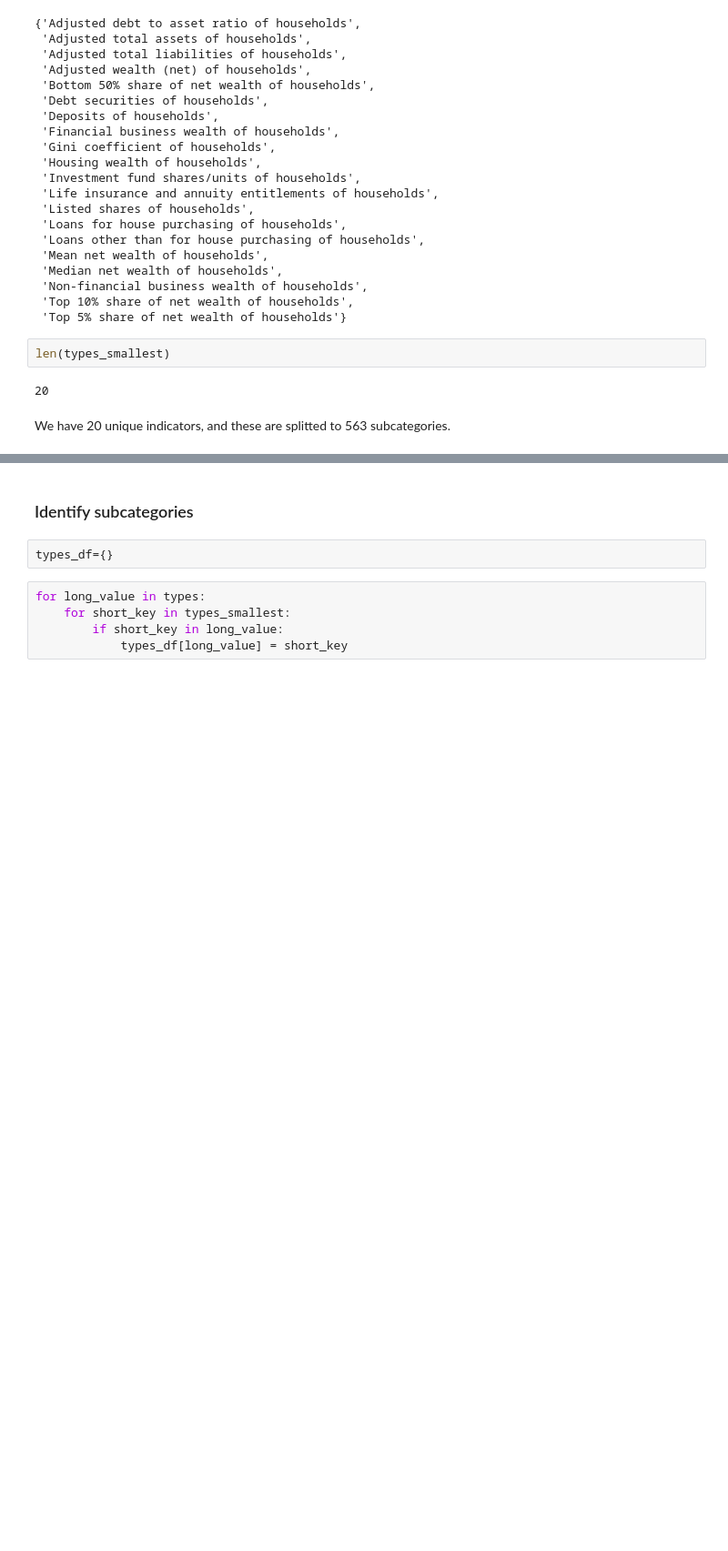
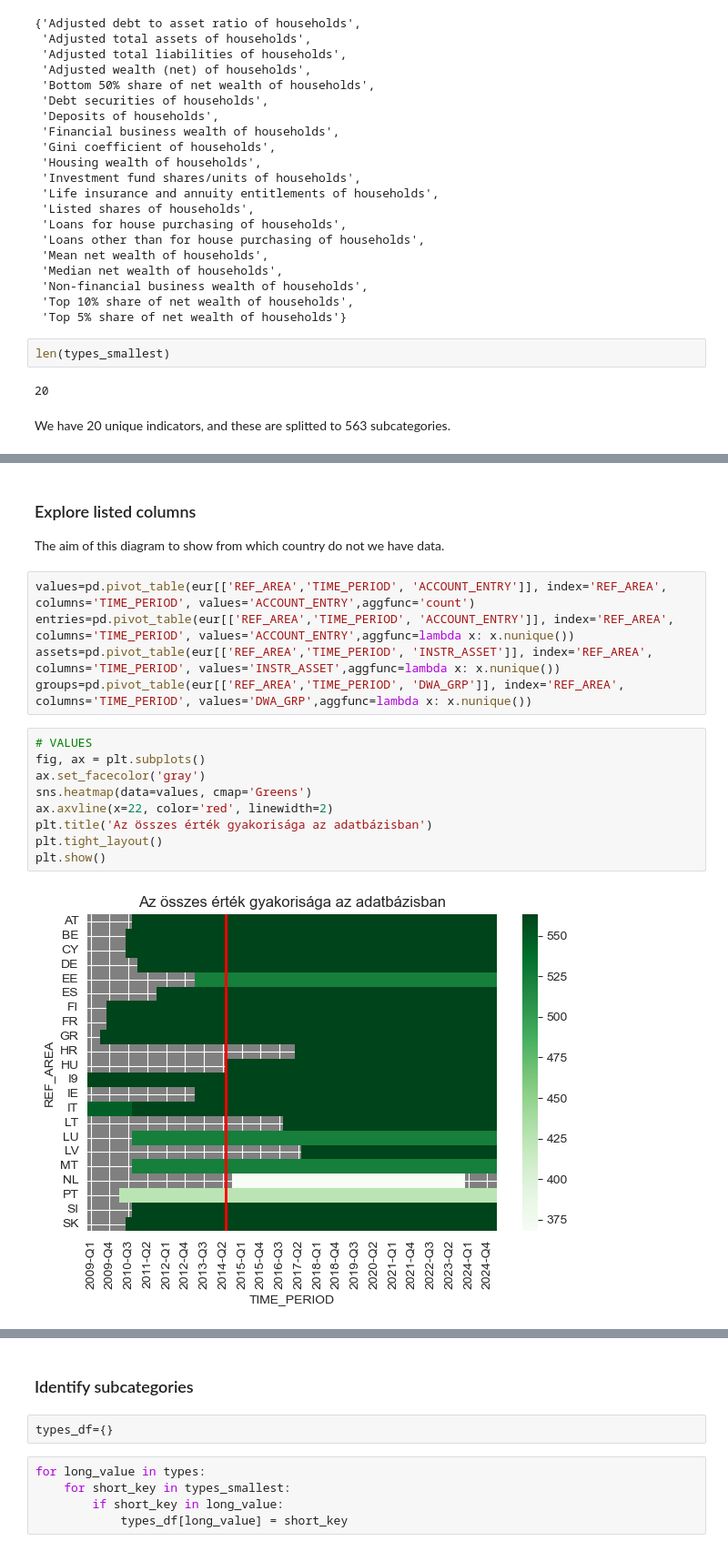
Before and after one commit to gmat17/KORMI1_beszamolo, a Jupyter notebook: 01_explore_dataset.ipynb, the cells around one changed output, grey strips where cells are left out. Shown at 91% size. Drawn from its saved outputs; the diff is of its cells as text; blank space fills up the shorter version.

```diff
--- a/01_explore_dataset.ipynb
+++ b/01_explore_dataset.ipynb
@@ -85,0 +246,19 @@ We have 20 unique indicators, and these are splitted to 563 subcategories.
+# %% [markdown]
+### Explore listed columns
+The aim of this diagram to show from which country do not we have data.
+# %%
+values=pd.pivot_table(eur[['REF_AREA','TIME_PERIOD', 'ACCOUNT_ENTRY']], index='REF_AREA', columns='TIME_PERIOD', values='ACCOUNT_ENTRY',aggfunc='count')
+entries=pd.pivot_table(eur[['REF_AREA','TIME_PERIOD', 'ACCOUNT_ENTRY']], index='REF_AREA', columns='TIME_PERIOD', values='ACCOUNT_ENTRY',aggfunc=lambda x: x.nunique())
+assets=pd.pivot_table(eur[['REF_AREA','TIME_PERIOD', 'INSTR_ASSET']], index='REF_AREA', columns='TIME_PERIOD', values='INSTR_ASSET',aggfunc=lambda x: x.nunique())
+groups=pd.pivot_table(eur[['REF_AREA','TIME_PERIOD', 'DWA_GRP']], index='REF_AREA', columns='TIME_PERIOD', values='DWA_GRP',aggfunc=lambda x: x.nunique())
+# %%
+# VALUES
+fig, ax = plt.subplots()
+ax.set_facecolor('gray')
+sns.heatmap(data=values, cmap='Greens')
+ax.axvline(x=22, color='red', linewidth=2)
+plt.title('Az összes érték gyakorisága az adatbázisban')
+plt.tight_layout()
+plt.show()
+# %% [output]
+[figure, added]
```
Also changed, not shown: parts of 50 cells of this notebook.
